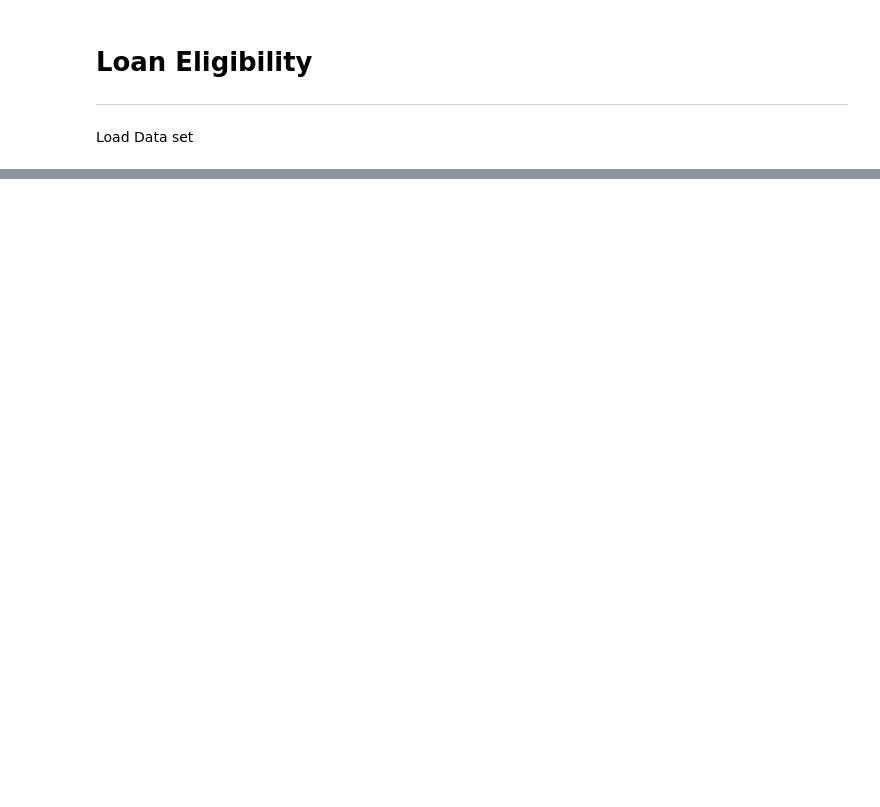
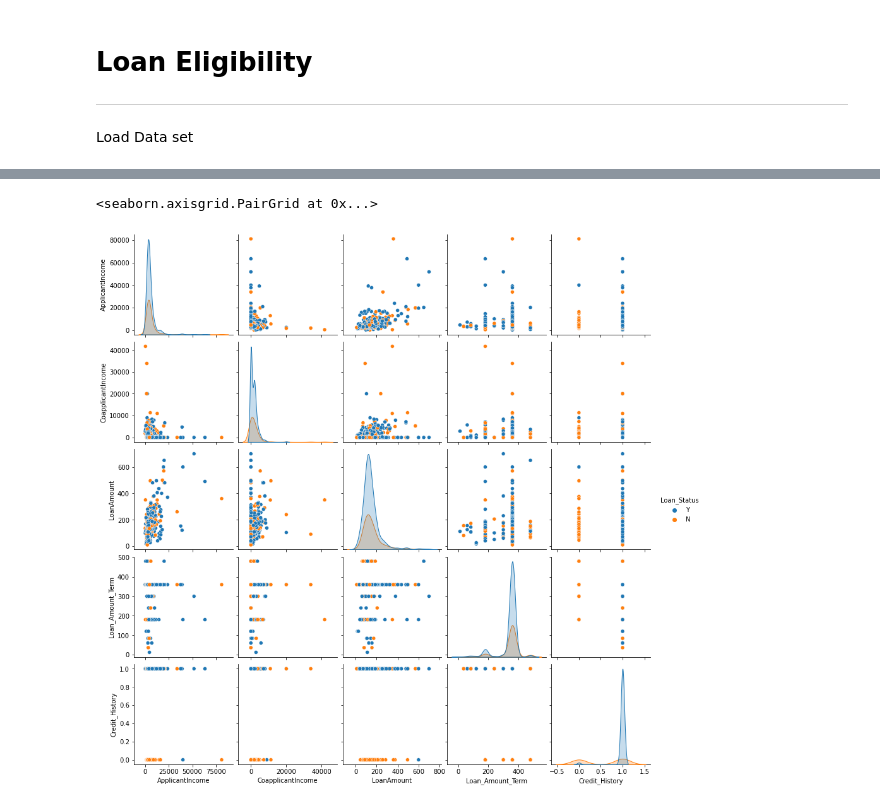
Before and after one commit to loughjo/ProgDataAnalysis-Project, a Jupyter notebook: ProgDataAnalysisProject.ipynb, the cells around one changed output, grey strips where cells are left out. Saved outputs shown, nothing was run; the diff lists cells and outputs as text; code cells hidden in the pictures; blank space fills up the shorter version.

```diff
--- a/ProgDataAnalysisProject.ipynb
+++ b/ProgDataAnalysisProject.ipynb
@@ -11,0 +62,5 @@ FileNotFoundError: [Errno 2] No such file or directory: 'loan-train.csv'
+# %%
+sns.pairplot(loan_eligibility, hue='Loan_Status')
+# %% [output]
+<seaborn.axisgrid.PairGrid at 0x...>
+[figure, added]
```
Also changed, not shown: parts of 6 cells of this notebook, 2 other files.
